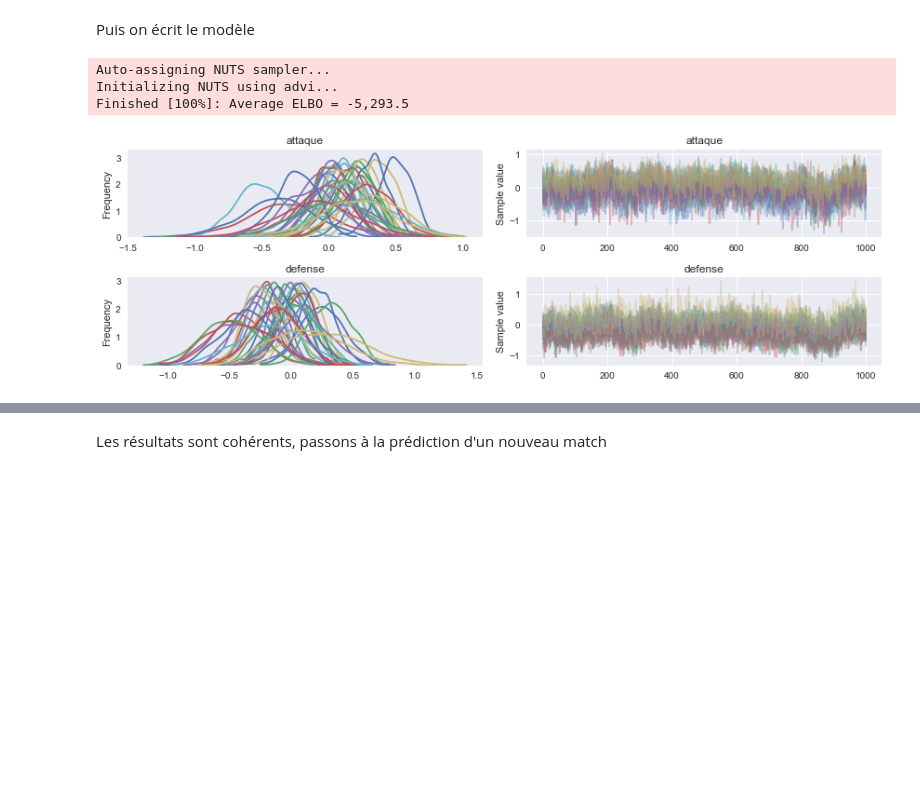
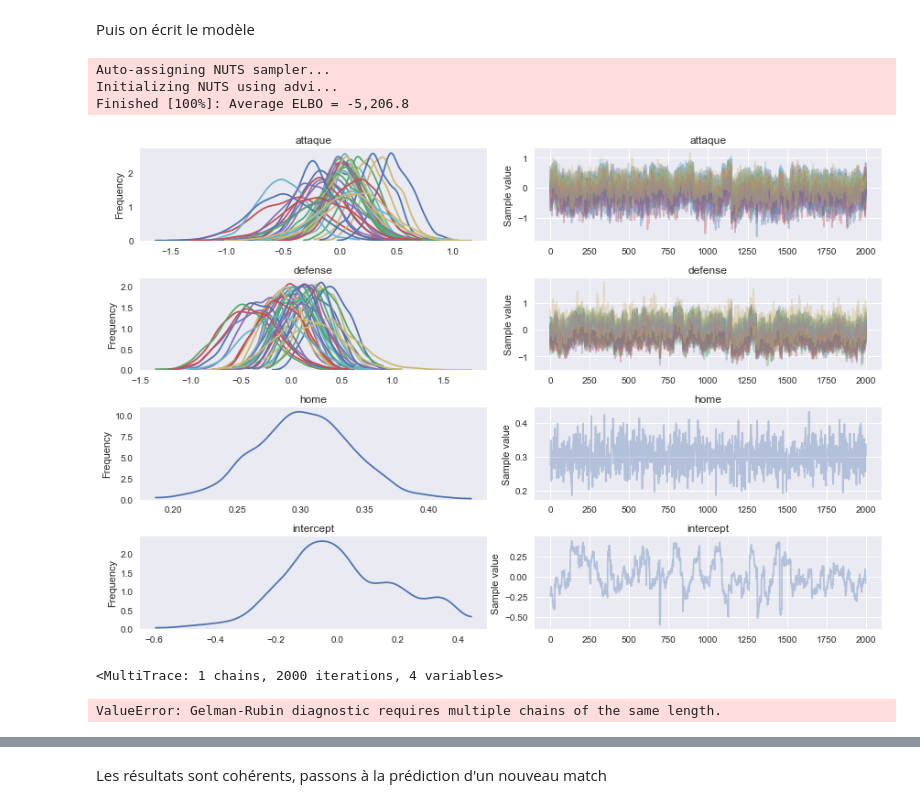
Before and after one commit to alexisrosuel/Football-predictions, a Jupyter notebook: V1.ipynb, the cells around one changed output, grey strips where cells are left out. Saved outputs shown, nothing was run; the diff lists cells and outputs as text; code cells hidden in the pictures; blank space fills up the shorter version.

```diff
--- a/V1.ipynb
+++ b/V1.ipynb
@@ -41,3 +43,6 @@ match.drop(['goal', 'shoton', 'shotoff', 'foulcommit', 'card', 'cross', 'corner'
+# %%
+match.drop(['country_id', 'season', 'stage', 'date', 'match_api_id'],
+           axis=1, inplace=True)
 # %% [markdown]
 Enfin, on va rajouter les colonnes contenant le nom complet des équipes afin de les identifier plus facilement
 # %%
@@ -137,22 +141,37 @@ import pymc3 as pm
 model = pm.Model()
 with pm.Model() as model:
     # team-specific model parameters
+    """sd_attaque = pm.Uniform("sd_attaque", lower=0, upper=5, shape=1)
+    sd_defense = pm.Uniform("sd_defense", lower=0, upper=5, shape=1)
+    sd_home = pm.Uniform("sd_home", lower=0, upper=5, shape=1)
+    sd_home = pm.Uniform("sd_away", lower=0, upper=5, shape=1)"""
+
     attaque = pm.Normal("attaque", mu=0, sd=1, shape=num_teams)
     defense = pm.Normal("defense", mu=0, sd=1, shape=num_teams)
+    home = pm.Normal("home", mu=0, sd=1, shape=1)
+    intercept = pm.Normal("intercept", mu=0, sd=1, shape=1)
 
-    home_theta  = pm.math.exp(attaque[model_input[0]] - defense[model_input[1]])
-    away_theta  = pm.math.exp(attaque[model_input[1]] - defense[model_input[0]])
+    home_theta  = pm.math.exp(intercept + home + attaque[model_input[0]] - defense[model_input[1]])
+    away_theta  = pm.math.exp(intercept + attaque[model_input[1]] - defense[model_input[0]])
 
     # likelihood of observed data
     home_points = pm.Poisson('home_points', mu=home_theta, observed=model_output[0])
     away_points = pm.Poisson('away_points', mu=away_theta, observed=model_output[1])
 # %%
 with model:
-    trace = pm.sample(1000, n_init=10000)
+    trace = pm.sample(2000, n_init=100000)
 
     pm.traceplot(trace)
 # %% [output]
 Auto-assigning NUTS sampler...
 Initializing NUTS using advi...
-Finished [100%]: Average ELBO = -5,293.5
+Finished [100%]: Average ELBO = -5,206.8
-[figure, old version]
+[figure, new version]
+# %%
+trace
+# %% [output]
+<MultiTrace: 1 chains, 2000 iterations, 4 variables>
+# %%
+pm.diagnostics.gelman_rubin(trace)
+# %% [output]
+ValueError: Gelman-Rubin diagnostic requires multiple chains of the same length.
```
Also changed, not shown: parts of 52 cells of this notebook.
